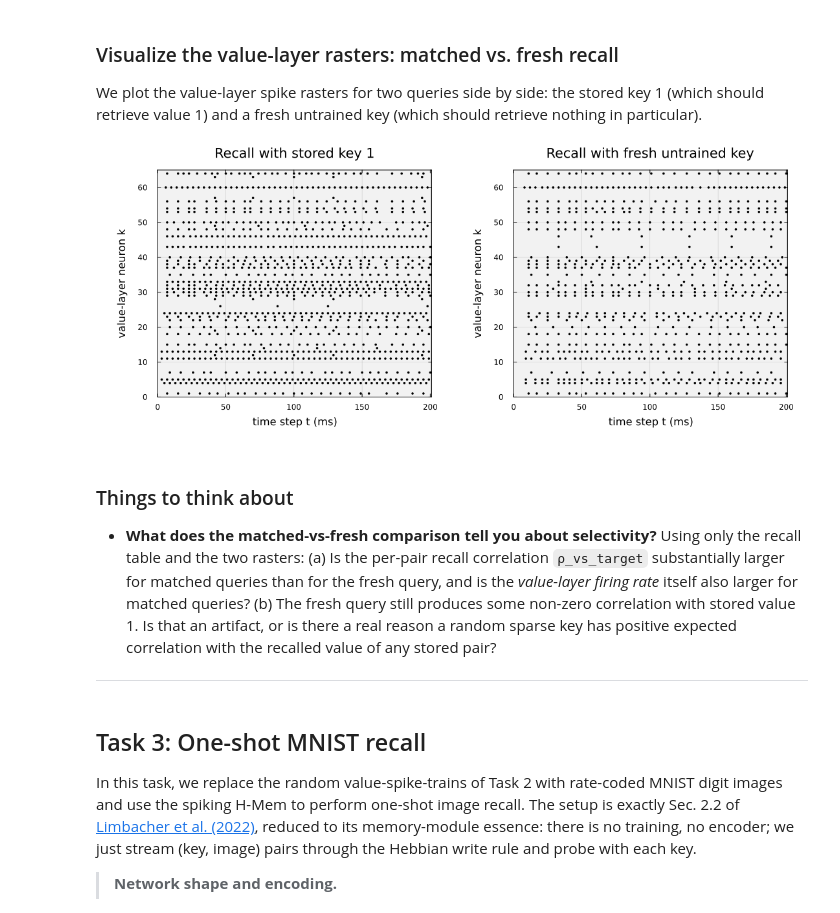
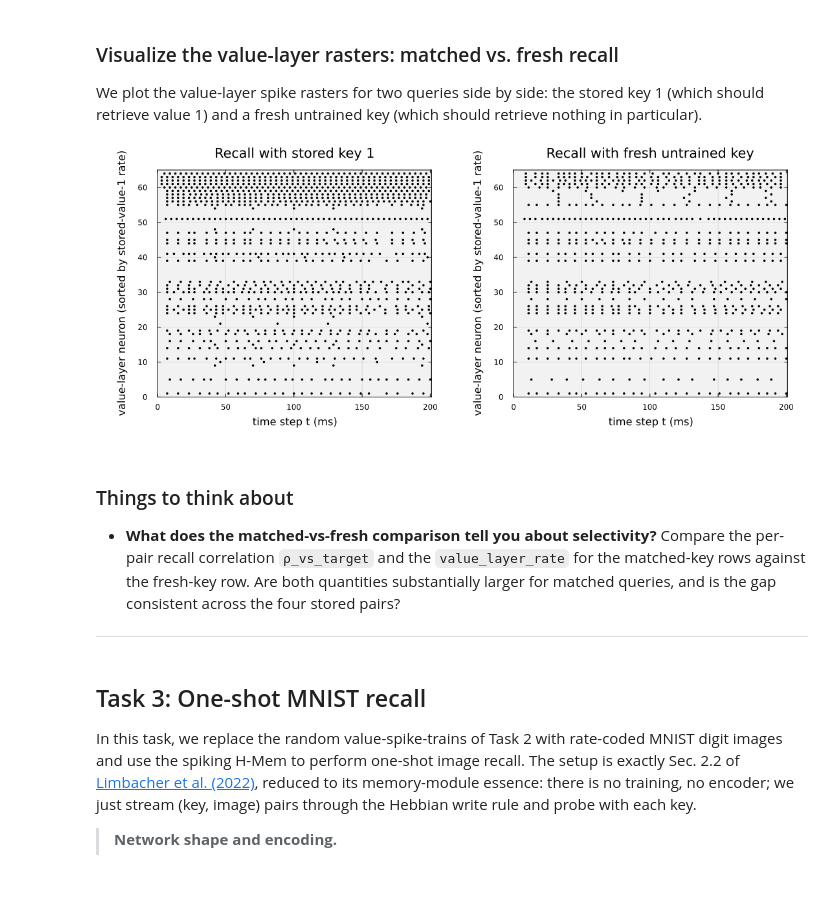
Before and after one commit to varnerlab/CHEME-5820-Labs-Spring-2026, a Jupyter notebook: labs/week-15/L15b/CHEME-5820-L15b-Lab-Solution-Spring-2026.ipynb, the cells around one changed output. Drawn from its saved outputs; the diff is of its cells as text; code cells hidden in the pictures; blank space fills up the shorter version.

```diff
--- a/labs/week-15/L15b/CHEME-5820-L15b-Lab-Solution-Spring-2026.ipynb
+++ b/labs/week-15/L15b/CHEME-5820-L15b-Lab-Solution-Spring-2026.ipynb
@@ -362,39 +362,49 @@ We plot the value-layer spike rasters for two queries side by side: the stored k
 # %%
 let
     out_match = recall_phase(model_t2, keys_t2[1]; c_assoc = c_assoc)
     Random.seed!(99)
     fresh_rates = [rand() < 0.2 ? MAX_RATE : 0.0 for _ in 1:ELL_TASK2]
     fresh       = poisson_encode(fresh_rates, T_PER_PAIR)
     out_fresh   = recall_phase(model_t2, fresh; c_assoc = c_assoc)
 
+    # Sort the y-axis by stored-value-1's per-neuron firing rate so that
+    # neurons that *should* fire (high target rate) sit at the top of every
+    # raster. The same permutation is applied to BOTH panels so visual
+    # comparison is apples-to-apples: the matched panel will concentrate
+    # spikes at the top of the plot, the fresh panel will stay uniform.
+    target_rate = vec(mean(vals_t2[1]; dims = 2))
+    perm        = sortperm(target_rate)                 # ascending: low → high
+    rank_of     = invperm(perm)                         # rank_of[k] is k's y-position
+
     function raster(S; title)
         ts = Int[]
         js = Int[]
         for t in 1:size(S, 2), j in 1:size(S, 1)
             if S[j, t] == 1
-                push!(ts, t); push!(js, j)
+                push!(ts, t); push!(js, rank_of[j])
             end
         end
         scatter(ts, js;
             ms = 2, msw = 0, c = :black, label = nothing,
-            xlabel = "time step t (ms)", ylabel = "value-layer neuron k",
+            xlabel = "time step t (ms)",
+            ylabel = "value-layer neuron (sorted by stored-value-1 rate)",
             title = title,
             xlims = (0, T_PER_PAIR + 1), ylims = (0, ELL_TASK2 + 1),
             bg = "gray95", background_color_outside = "white", framestyle = :box)
     end
 
     p1 = raster(out_match.S_value; title = "Recall with stored key 1")
     p2 = raster(out_fresh.S_value; title = "Recall with fresh untrained key")
 
     plot(p1, p2; layout = (1, 2), size = (1100, 460),
         left_margin = 12Plots.mm, bottom_margin = 10Plots.mm,
         right_margin = 6Plots.mm, top_margin = 4Plots.mm)
 end
 # %% [output]
-[figure, old version]
+[figure, new version]
 # %% [markdown]
 ### Things to think about
-* __What does the matched-vs-fresh comparison tell you about selectivity?__ Using only the recall table and the two rasters: (a) Is the per-pair recall correlation `ρ_vs_target` substantially larger for matched queries than for the fresh query, and is the *value-layer firing rate* itself also larger for matched queries? (b) The fresh query still produces some non-zero correlation with stored value 1. Is that an artifact, or is there a real reason a random sparse key has positive expected correlation with the recalled value of any stored pair?
+* __What does the matched-vs-fresh comparison tell you about selectivity?__ Compare the per-pair recall correlation `ρ_vs_target` and the `value_layer_rate` for the matched-key rows against the fresh-key row. Are both quantities substantially larger for matched queries, and is the gap consistent across the four stored pairs?
 
 ___
 # %% [markdown]
```
Also changed, not shown: parts of 7 cells of this notebook.
